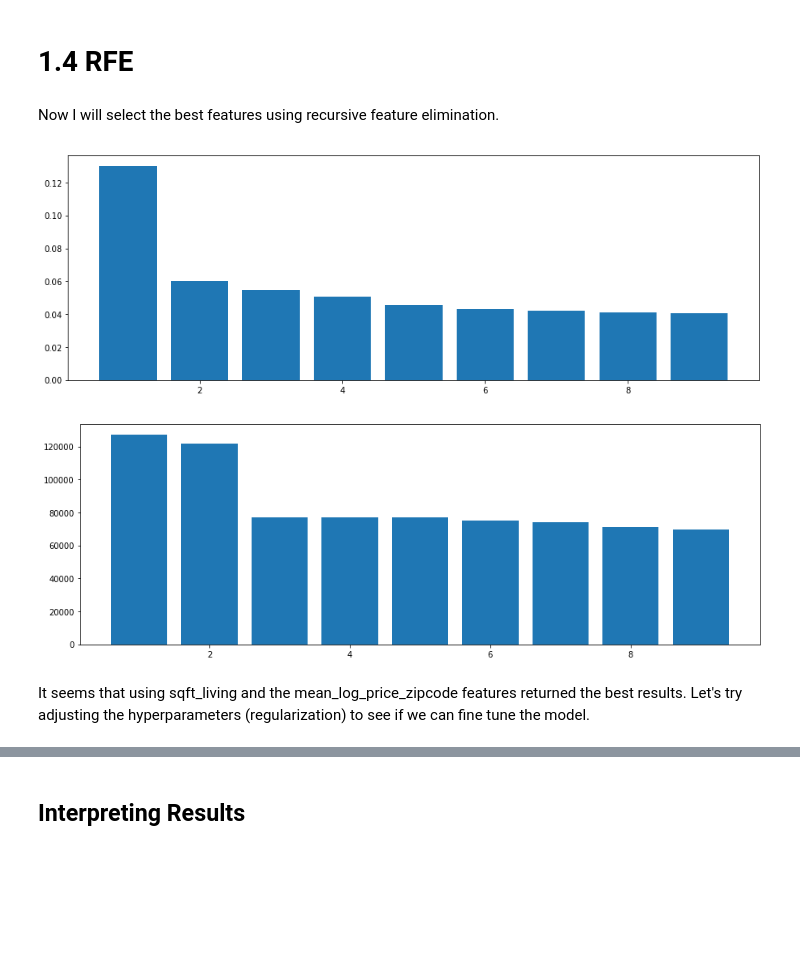
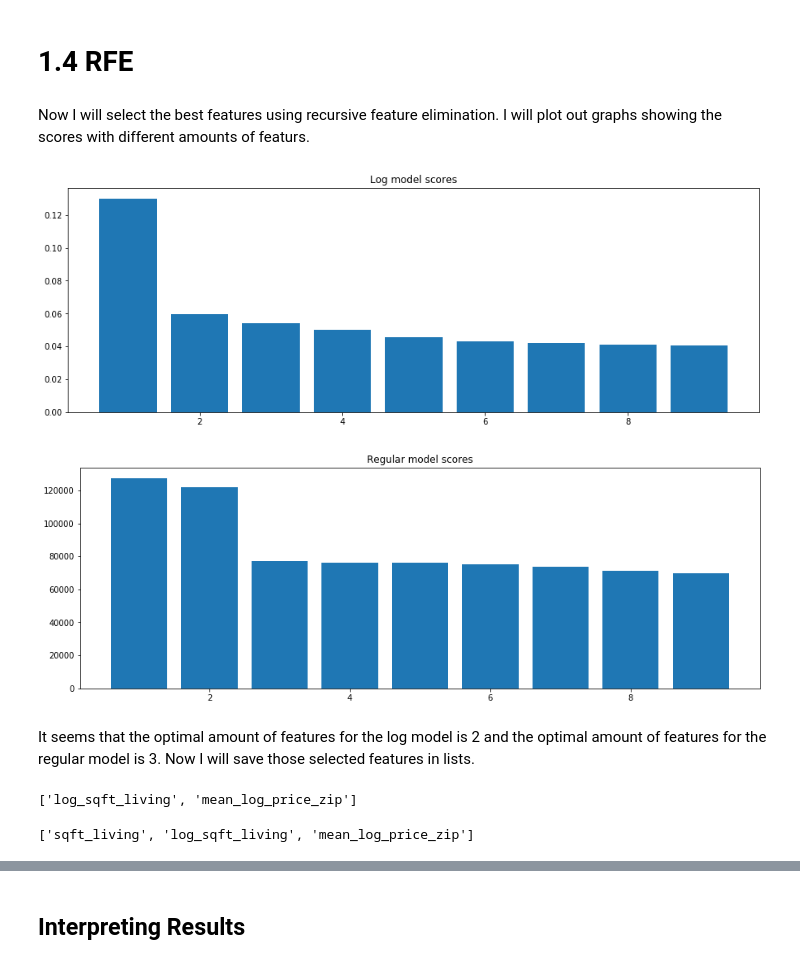
Before and after one commit to georgewillben/King_County_House_Prices, a Jupyter notebook: Modeling.ipynb, the cells around one changed output, grey strips where cells are left out. Cells and saved outputs as stored; diff of their text form; code cells hidden in the pictures; blank space fills up the shorter version.

Commit message:
Modeling

```diff
--- a/Modeling.ipynb
+++ b/Modeling.ipynb
@@ -37,12 +38,14 @@ df.head()
 # %% [markdown]
 Now I will seperate the data into X and y sets, as well as scale the data with standardization.
 # %%
-X = df.drop(["log_price", "price"], axis=1)
+X_df = df.drop(["log_price", "price"], axis=1)
 y_log = df["log_price"]
 y = df["price"]
 
 sc = StandardScaler()
-X = sc.fit_transform(X)
+X = sc.fit_transform(X_df)
+
+X = pd.DataFrame(X, columns=X_df.columns)
 # %% [markdown]
 # 1.3 Linear Regression
 # %% [markdown]
@@ -52,7 +55,7 @@ ridge = Ridge()
 # %% [markdown]
 # 1.4 RFE
 # %% [markdown]
-Now I will select the best features using recursive feature elimination.
+Now I will select the best features using recursive feature elimination. I will plot out graphs showing the scores with different amounts of featurs.
 # %%
 # try out different combinations of features, also try a model using log price and a model using regular price
 
@@ -61,6 +64,8 @@ norm_rfes = []
 log_scores = []
 norm_scores = []
 n_feats = list(range(1, 10))
+
+# for number between 1 and 10 create an rfe object, fit, and save scores
 for i in n_feats:
 
     log_rfe = RFE(ridge, i).fit(X, y_log)
@@ -70,17 +75,18 @@ for i in n_feats:
     norm_rfes.append(norm_rfe)
 
     log_scores.append(cross_val_score(log_rfe, X, y_log, cv=5, scoring="neg_mean_squared_error").sum()/-5)
-    norm_scores.append(cross_val_score(log_rfe, X, y, cv=5, scoring="neg_median_absolute_error").sum()/-5)
+    norm_scores.append(cross_val_score(norm_rfe, X, y, cv=5, scoring="neg_median_absolute_error").sum()/-5)
 # %%
+# plot results
 plt.figure(figsize=(15, 5))
 plt.bar(n_feats, log_scores)
+plt.title("Log model scores")
 plt.show()
 
 plt.figure(figsize=(15, 5))
 plt.bar(n_feats, norm_scores)
+plt.title("Regular model scores")
 plt.show()
 # %% [output]
-[figure, old version]
+[figure, new version]
-[figure, old version]
+[figure, new version]
-# %% [markdown]
-It seems that using sqft_living and the mean_log_price_zipcode features returned the best results. Let's try adjusting the hyperparameters (regularization) to see if we can fine tune the model.
@@ -89,0 +93,20 @@ X = X[:, [3, 8]]
+# %% [markdown]
+It seems that the optimal amount of features for the log model is 2 and the optimal amount of features for the regular model is 3. Now I will save those selected features in lists.
+# %%
+best_feats_log = []
+for col, is_selected in zip(X.columns, log_rfes[1].support_):
+    if is_selected:
+        best_feats_log.append(col)
+
+best_feats_log
+# %% [output]
+['log_sqft_living', 'mean_log_price_zip']
+# %%
+best_feats_norm = []
+for col, is_selected in zip(X.columns, norm_rfes[2].support_):
+    if is_selected:
+        best_feats_norm.append(col)
+
+best_feats_norm
+# %% [output]
+['sqft_living', 'log_sqft_living', 'mean_log_price_zip']
```
Also changed, not shown: parts of 34 cells of this notebook, 1 other file.
